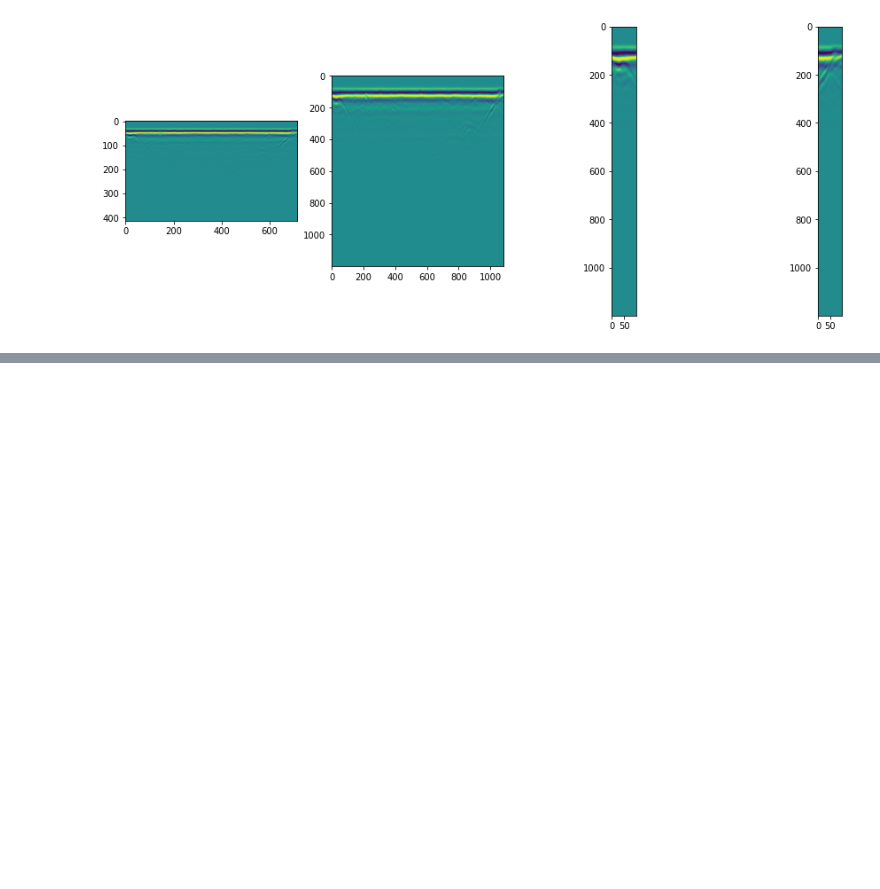
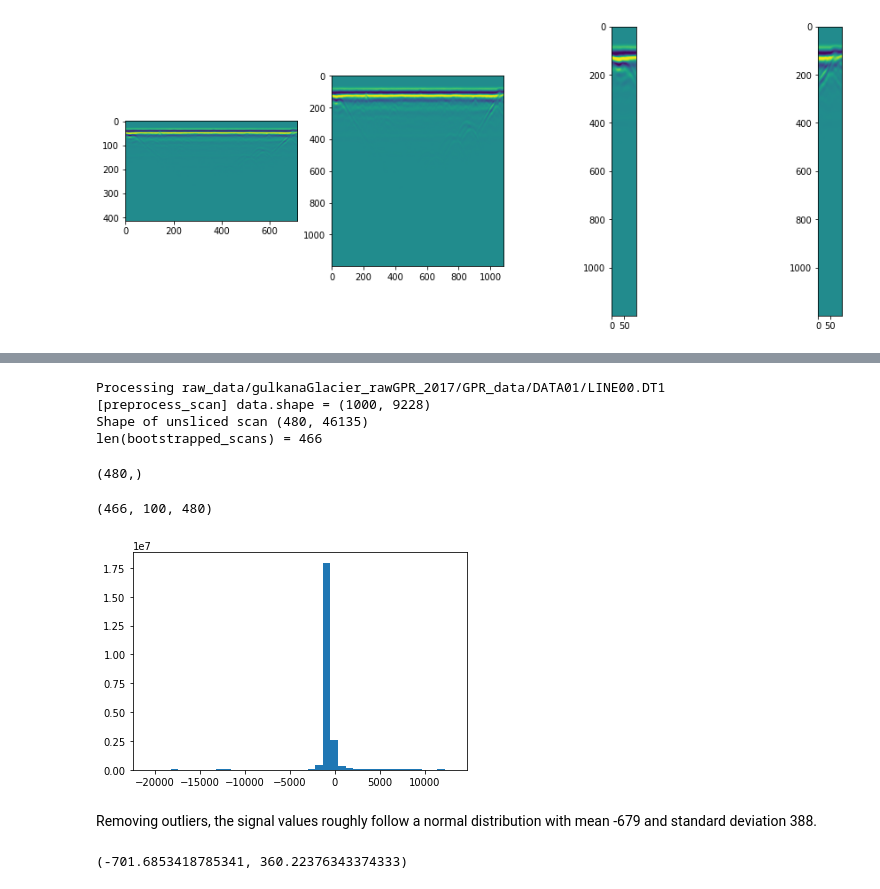
Before and after one commit to jeanruggiero/masters-thesis, a Jupyter notebook: DataExploration.ipynb, the cells around one changed output, grey strips where cells are left out. Drawn from its saved outputs; the diff is of its cells as text; code cells hidden in the pictures; blank space fills up the shorter version.

```diff
--- a/DataExploration.ipynb
+++ b/DataExploration.ipynb
@@ -319,0 +329,7 @@ with plt.rc_context({'figure.figsize': [16, 6]}):
+# %%
+X, y = preprocess_gulkana_real_data(prefix="DATA01/LINE00")
+# %% [output]
+Processing raw_data/gulkanaGlacier_rawGPR_2017/GPR_data/DATA01/LINE00.DT1
+[preprocess_scan] data.shape = (1000, 9228)
+Shape of unsliced scan (480, 46135)
+len(bootstrapped_scans) = 466
@@ -319,0 +338,9 @@ with plt.rc_context({'figure.figsize': [16, 6]}):
+# %%
+t = np.linspace(0, 120, 480)
+t.shape
+# %% [output]
+(480,)
+# %%
+X.shape
+# %% [output]
+(466, 100, 480)
@@ -319,0 +349,6 @@ with plt.rc_context({'figure.figsize': [16, 6]}):
+# %%
+plt.hist(X.flatten(), bins=40);
+# %% [output]
+[figure, added]
+# %% [markdown]
+Removing outliers, the signal values roughly follow a normal distribution with mean -679 and standard deviation 388.
@@ -319,0 +357,4 @@ with plt.rc_context({'figure.figsize': [16, 6]}):
+# %%
+np.mean(vals), np.std(vals)
+# %% [output]
+(-701.6853418785341, 360.22376343374333)
```
Also changed, not shown: parts of 41 cells of this notebook, 8 other files.
